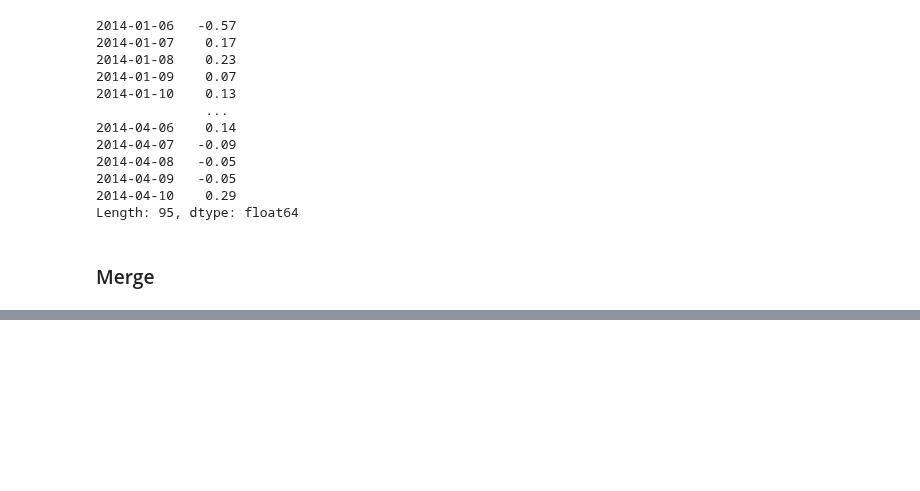
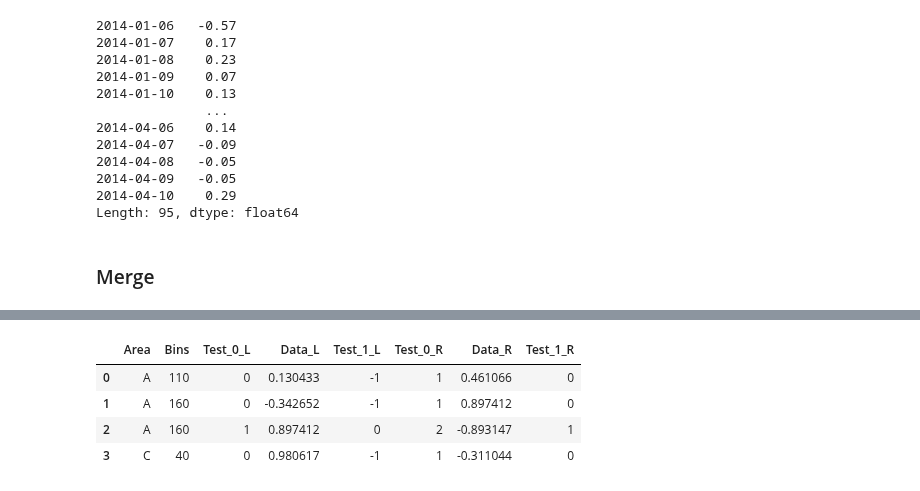
Before and after one commit to onlyabhilash/Feature-Engg, a Jupyter notebook: Pandas/Cooking.ipynb, the cells around one changed output, grey strips where cells are left out. Cells and saved outputs as stored; diff of their text form; code cells hidden in the pictures; blank space fills up the shorter version.

```diff
--- a/Pandas/Cooking.ipynb
+++ b/Pandas/Cooking.ipynb
@@ -1292,0 +1293,16 @@ df
+# %%
+df["Test_1"] = df["Test_0"] - 1
+# %%
+pd.merge(
+        df,
+        df,
+        left_on=["Bins", "Area", "Test_0"],
+        right_on=["Bins", "Area", "Test_1"],
+        suffixes=("_L", "_R"),
+    )
+# %% [output]
+|  | Area | Bins | Test_0_L | Data_L | Test_1_L | Test_0_R | Data_R | Test_1_R |
+| 0 | A | 110 | 0 | 0.130433 | -1 | 1 | 0.461066 | 0 |
+| 1 | A | 160 | 0 | -0.342652 | -1 | 1 | 0.897412 | 0 |
+| 2 | A | 160 | 1 | 0.897412 | 0 | 2 | -0.893147 | 1 |
+| 3 | C | 40 | 0 | 0.980617 | -1 | 1 | -0.311044 | 0 |
```
Also changed, not shown: parts of 5 cells of this notebook.
